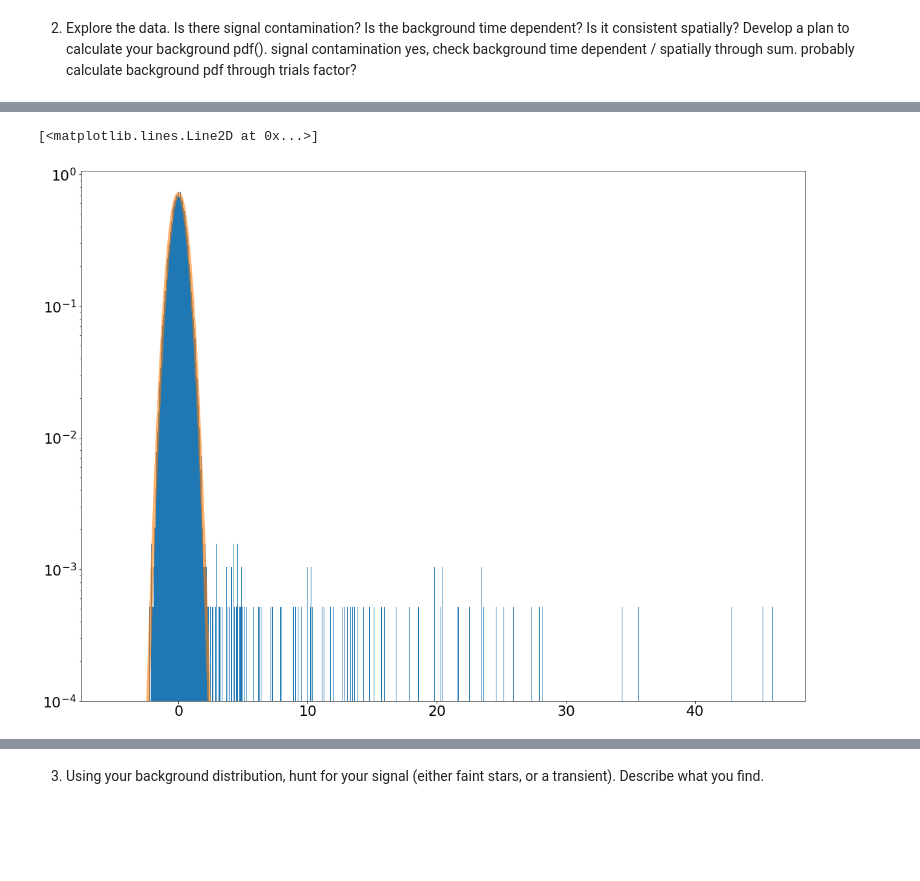
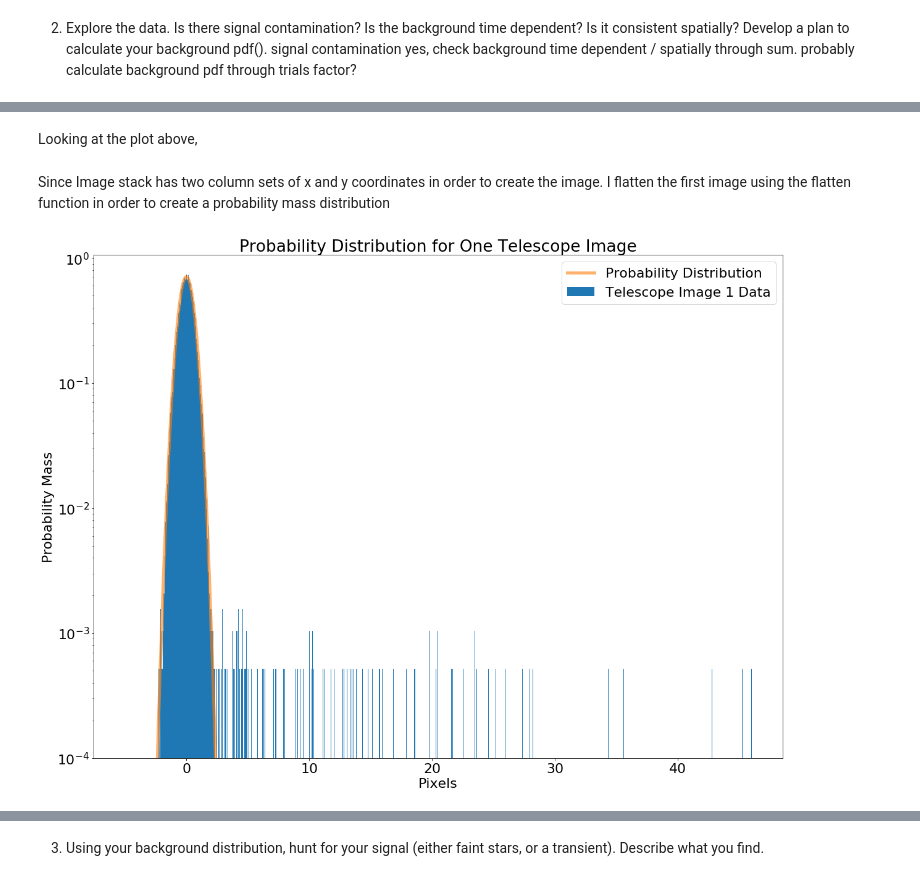
Before and after one commit to noahkim4648/Phys-434-Portfolio, a Jupyter notebook: Lab4.ipynb, the cells around one changed output, grey strips where cells are left out. Drawn from its saved outputs; the diff is of its cells as text; code cells hidden in the pictures; blank space fills up the shorter version.

```diff
--- a/Lab4.ipynb
+++ b/Lab4.ipynb
@@ -156,15 +172,23 @@ plt.colorbar()
+# %% [markdown]
+Looking at the plot above,
+# %% [markdown]
+Since Image stack has two column sets of x and y coordinates in order to create the image. I flatten the first image using the flatten function in order to create a probability mass distribution
 # %%
 x = imagestack[:,:,0].flatten()
 plt.yscale('log')
 plt.hist(x, bins=1000, density = True);
 y = x[x < 2]
 mean = np.mean(y)
 std = np.std(y)
 x = np.linspace(-5,5,1000)
 dist = stats.norm(mean, std)
 pdf = dist.pdf(x)
+
 plt.ylim(1e-4, None)
 plt.plot(x, pdf, linewidth = 5, alpha = 0.6)
+plt.xlabel('Pixels');
+plt.ylabel('Probability Mass');
+plt.title('Probability Distribution for One Telescope Image')
+plt.legend(['Probability Distribution','Telescope Image 1 Data']);
 # %% [output]
-[<matplotlib.lines.Line2D at 0x...>]
-[figure, old version]
+[figure, new version]
```
Also changed, not shown: parts of 13 cells of this notebook.
